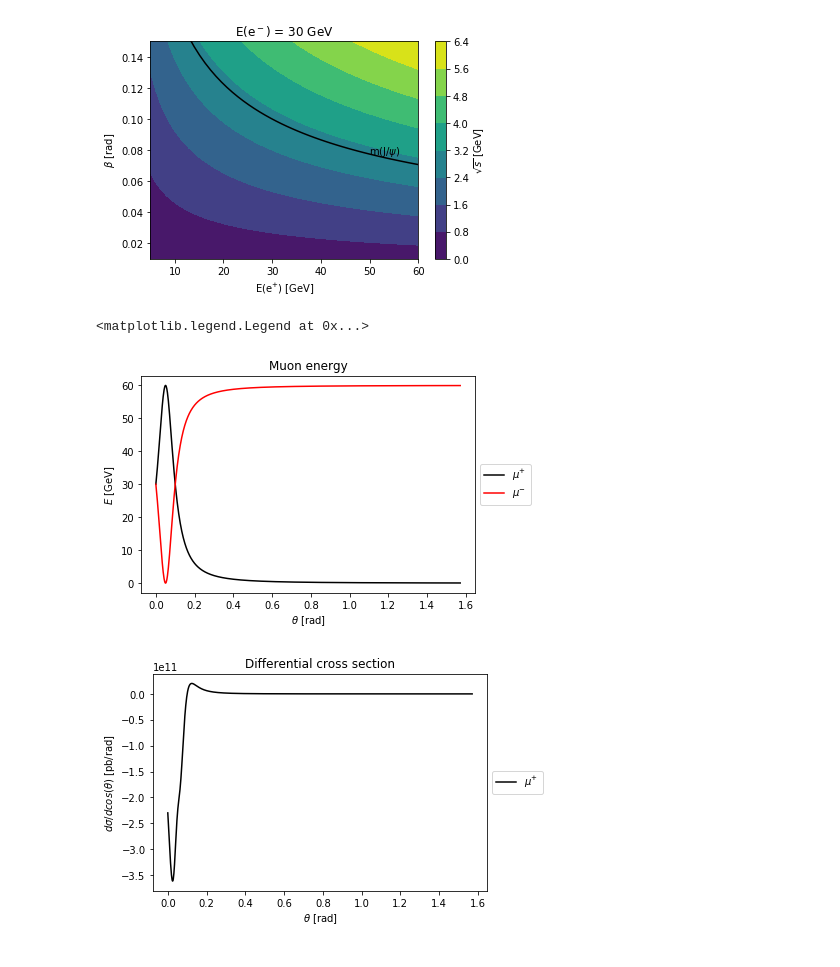
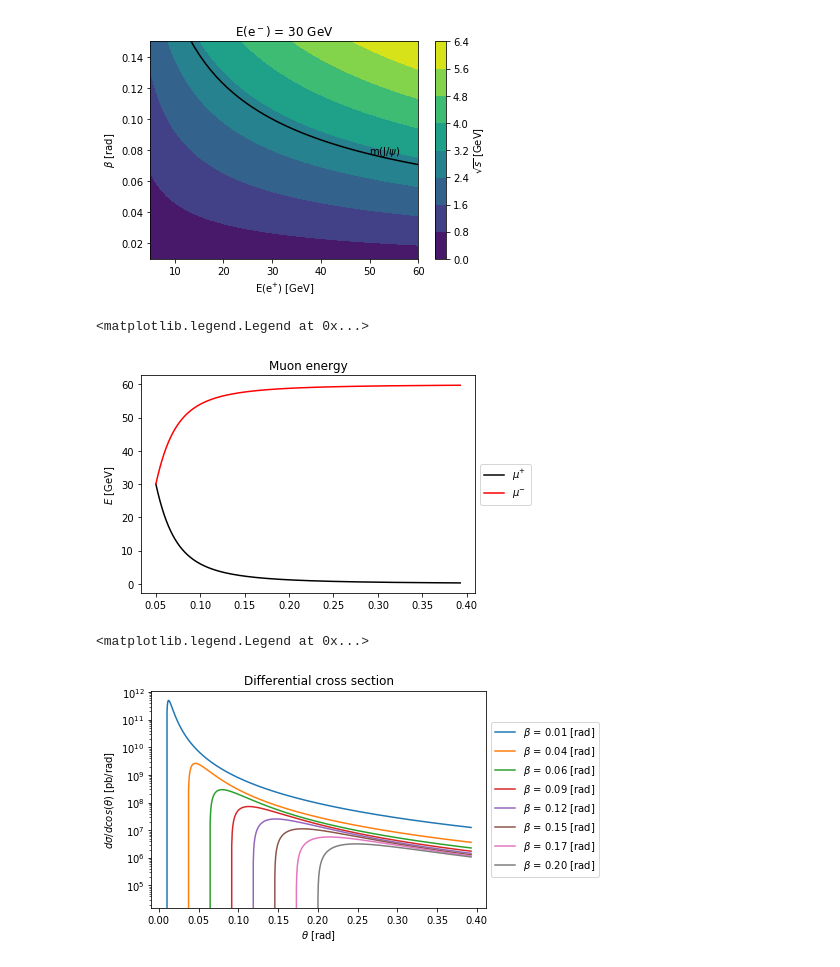
Before and after one commit to DaveBrun94/MuonCollider, a Jupyter notebook: notebook/cross.ipynb, the cells around one changed output. Saved outputs shown, nothing was run; the diff lists cells and outputs as text; code cells hidden in the pictures.

Commit message:
Corrected cross section calculation

```diff
--- a/notebook/cross.ipynb
+++ b/notebook/cross.ipynb
@@ -164,30 +164,41 @@ for i, E_ in enumerate(EMinus):
 [figure]
 [figure]
 # %%
-theta = linspace(0, pi/2, 1000) #rad
+beta = 0.05#rad
+theta = linspace(beta, pi/8, 1000) #rad
 E_= 30 #GeV
 EPlus = 30 #GeV
-beta = 0.1 #rad
 
 muP = [pMu(E_, EPlus, beta, t) for t in theta]
 mu_ = [E_+ EPlus - muE for muE in muP]
-sec = [xSec(E_, EPlus, beta, angle) for angle in theta]
 
 fig, ax = plt.subplots()
 ax.set_title(r"Muon energy")
-ax.set_xlabel(r"$\theta$ [rad]")
 ax.set_ylabel(r"$E$ [GeV]")
 ax.plot(theta, muP, color="black", label = r"$\mu^{+}$")
 ax.plot(theta, mu_, color="red", label = r"$\mu^{-}$")
 ax.legend(loc='center left', bbox_to_anchor=(1, 0.5))
-
-fig, ax = plt.subplots()
-ax.set_title(r"Differential cross section")
-ax.set_xlabel(r"$\theta$ [rad]")
-ax.set_ylabel(r"$d\sigma/dcos(\theta)$ [pb/rad]")
-ax.plot(theta, sec, color="black", label = r"$\mu^{+}$")
-ax.legend(loc='center left', bbox_to_anchor=(1, 0.5))
 # %% [output]
 <matplotlib.legend.Legend at 0x...>
-[figure, old version]
+[figure, new version]
-[figure, removed]
+# %%
+beta = linspace(0.01, 0.2, 8)#rad
+E_= 30 #GeV
+EPlus = 30 #GeV
+
+fig, ax = plt.subplots()
+ax.set_title(r"Differential cross section")
+ax.set_xlabel(r"$\theta$ [rad]")
+ax.set_ylabel(r"$d\sigma/dcos(\theta)$ [pb/rad]")
+ax.set_yscale('log')
+
+for b in beta:
+    theta = linspace(b, pi/8, 1000) #rad
+    sec = [xSec(E_, EPlus, b, angle) for angle in theta]
+
+    ax.plot(theta, sec, label=r"$\beta$ = {:.2f} [rad]".format(b))
+
+ax.legend(loc='center left', bbox_to_anchor=(1, 0.5))
+# %% [output]
+<matplotlib.legend.Legend at 0x...>
+[figure, added]
```
Also changed, not shown: parts of 3 cells of this notebook.
